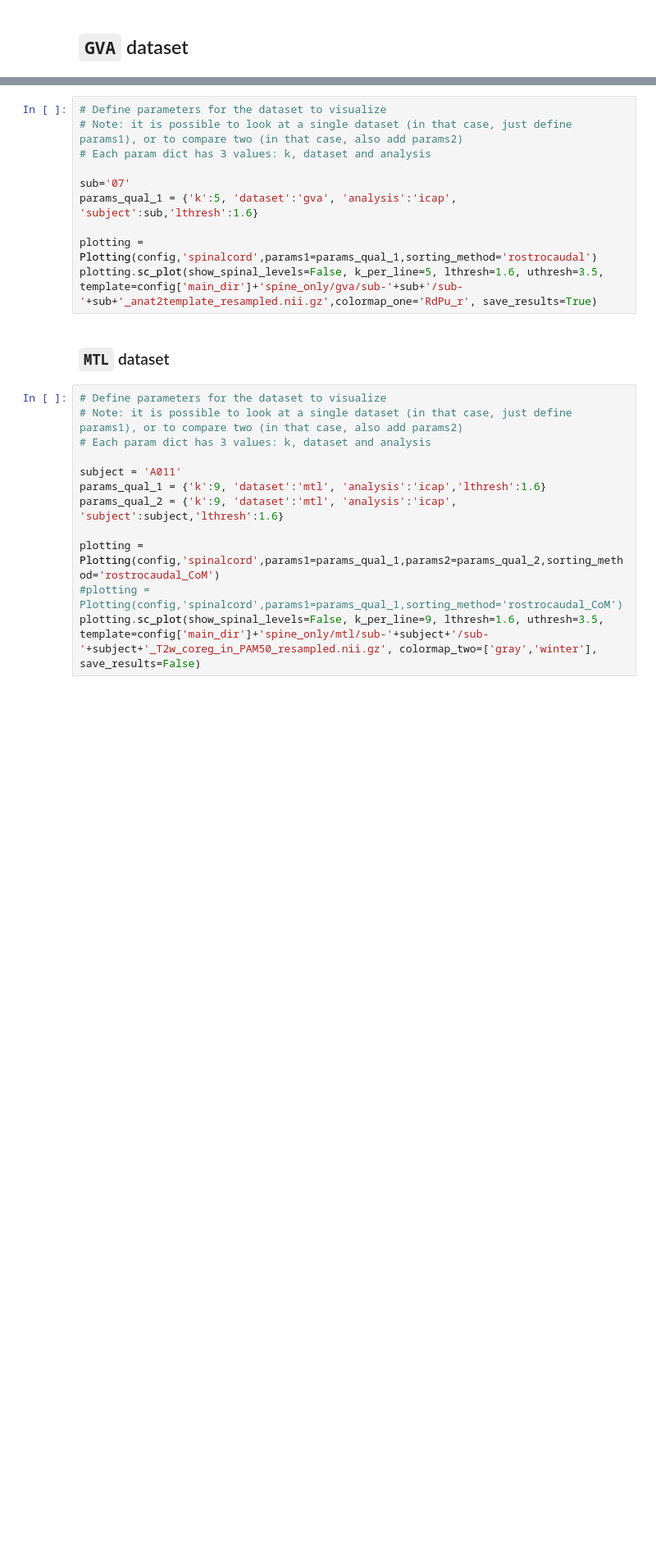
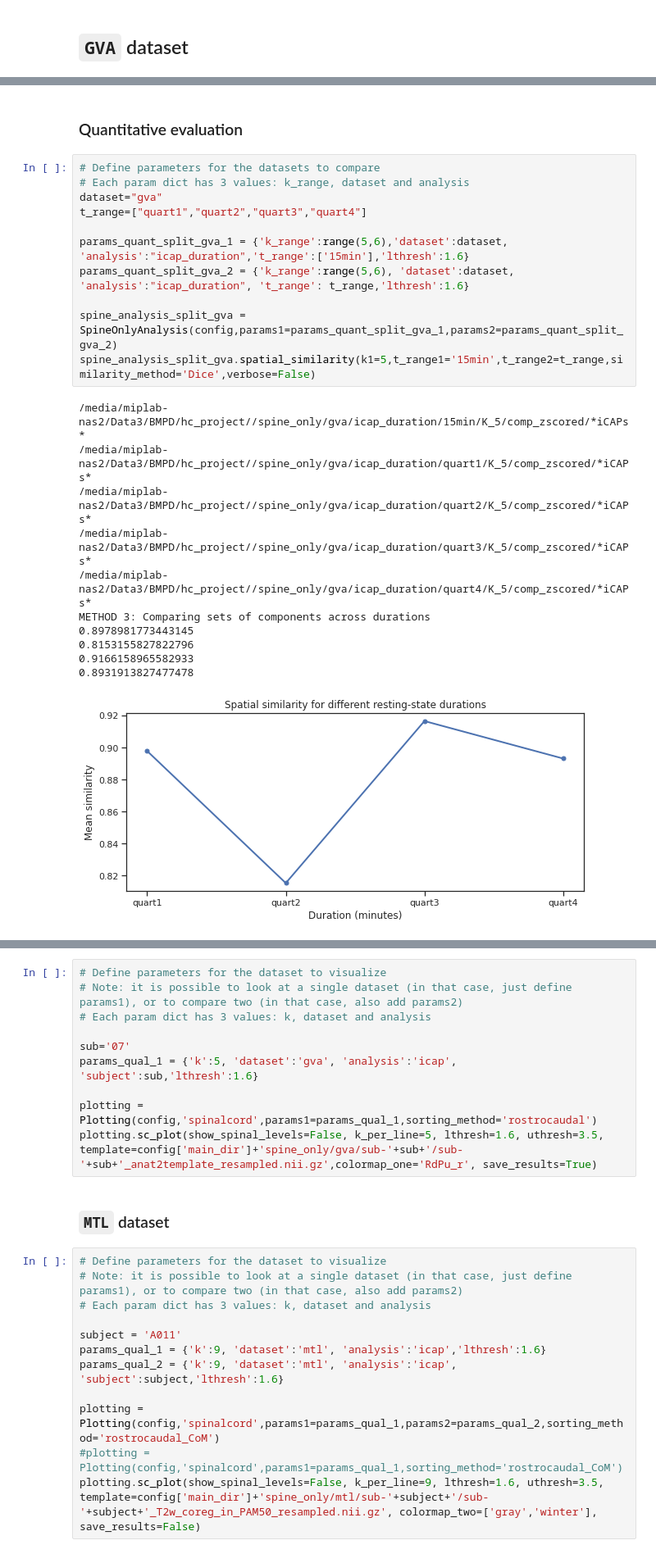
Before and after one commit to NawalK/hc_project_analyses, a Jupyter notebook: notebook/analysis_spine_only_paper.ipynb, the cells around one changed output, grey strips where cells are left out. Shown at 82% size. Drawn from its saved outputs; the diff is of its cells as text; blank space fills up the shorter version.

```diff
--- a/notebook/analysis_spine_only_paper.ipynb
+++ b/notebook/analysis_spine_only_paper.ipynb
@@ -253,0 +277,25 @@ Here, we just display one example subject for each dataset, displayed on its own
+# %% [markdown]
+### Quantitative evaluation
+# %%
+# Define parameters for the datasets to compare
+# Each param dict has 3 values: k_range, dataset and analysis
+dataset="gva"
+t_range=["quart1","quart2","quart3","quart4"]
+
+params_quant_split_gva_1 = {'k_range':range(5,6),'dataset':dataset, 'analysis':"icap_duration",'t_range':['15min'],'lthresh':1.6}
+params_quant_split_gva_2 = {'k_range':range(5,6), 'dataset':dataset, 'analysis':"icap_duration", 't_range': t_range,'lthresh':1.6}
+
+spine_analysis_split_gva = SpineOnlyAnalysis(config,params1=params_quant_split_gva_1,params2=params_quant_split_gva_2)
+spine_analysis_split_gva.spatial_similarity(k1=5,t_range1='15min',t_range2=t_range,similarity_method='Dice',verbose=False)
+# %% [output]
+/media/miplab-nas2/Data3/BMPD/hc_project//spine_only/gva/icap_duration/15min/K_5/comp_zscored/*iCAPs*
+/media/miplab-nas2/Data3/BMPD/hc_project//spine_only/gva/icap_duration/quart1/K_5/comp_zscored/*iCAPs*
+/media/miplab-nas2/Data3/BMPD/hc_project//spine_only/gva/icap_duration/quart2/K_5/comp_zscored/*iCAPs*
+/media/miplab-nas2/Data3/BMPD/hc_project//spine_only/gva/icap_duration/quart3/K_5/comp_zscored/*iCAPs*
+/media/miplab-nas2/Data3/BMPD/hc_project//spine_only/gva/icap_duration/quart4/K_5/comp_zscored/*iCAPs*
+METHOD 3: Comparing sets of components across durations
+0.8978981773443145
+0.8153155827822796
+0.9166158965582933
+0.8931913827477478
+[figure, added]
```
Also changed, not shown: parts of 19 cells of this notebook.
